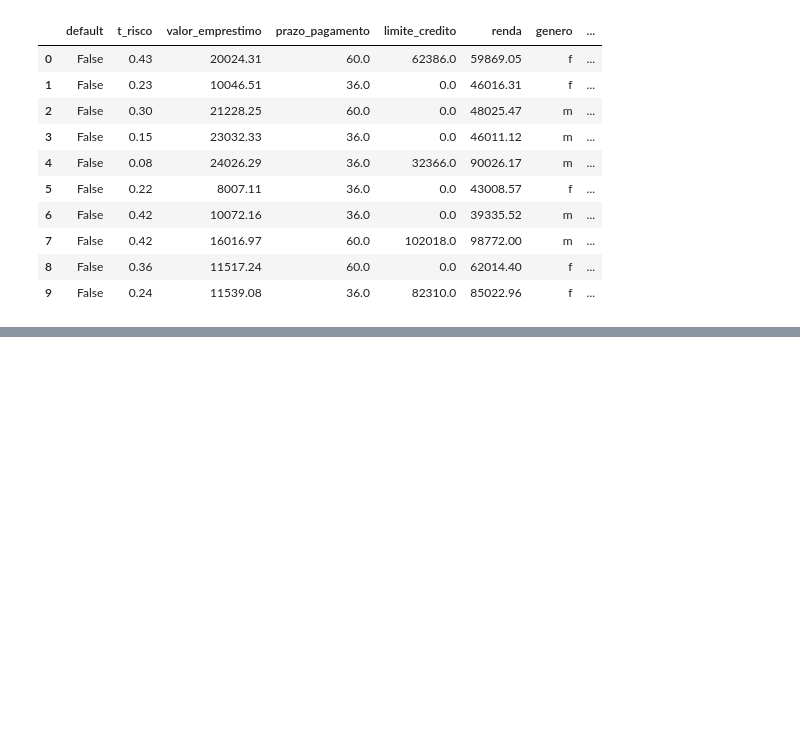
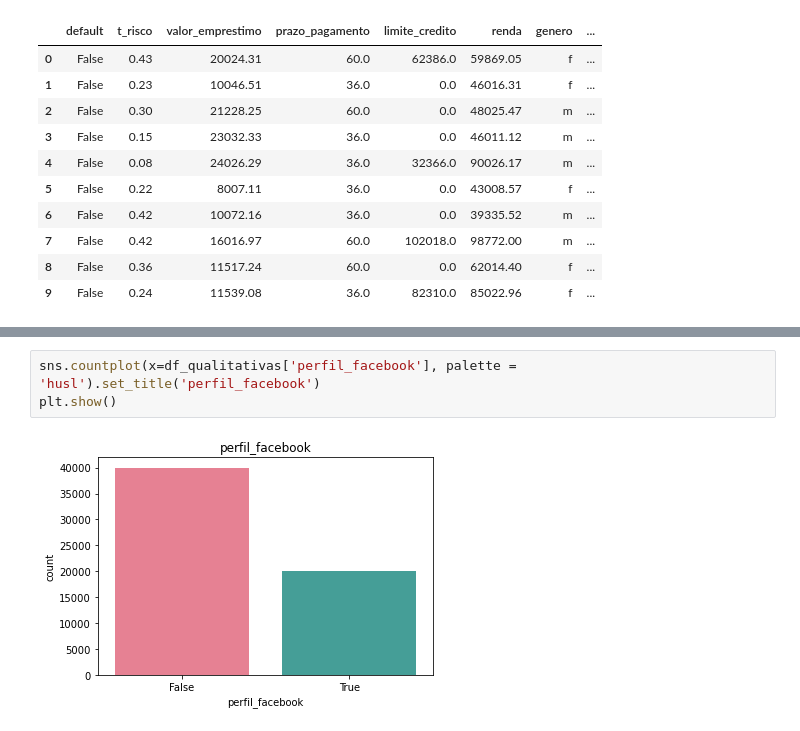
Before and after one commit to ramosrafaela/analise-descritiva-risco_credito, a Jupyter notebook: analise_descritiva_risco_credito.ipynb, the cells around one changed output, grey strips where cells are left out. Drawn from its saved outputs; the diff is of its cells as text; blank space fills up the shorter version.

```diff
--- a/analise_descritiva_risco_credito.ipynb
+++ b/analise_descritiva_risco_credito.ipynb
@@ -298,0 +285,5 @@ sns.pairplot(data=va_correlacao, hue="genero")
+# %%
+sns.countplot(x=df_qualitativas['perfil_facebook'], palette = 'husl').set_title('perfil_facebook')
+plt.show()
+# %% [output]
+[figure, added]
```
Also changed, not shown: parts of 47 cells of this notebook.
